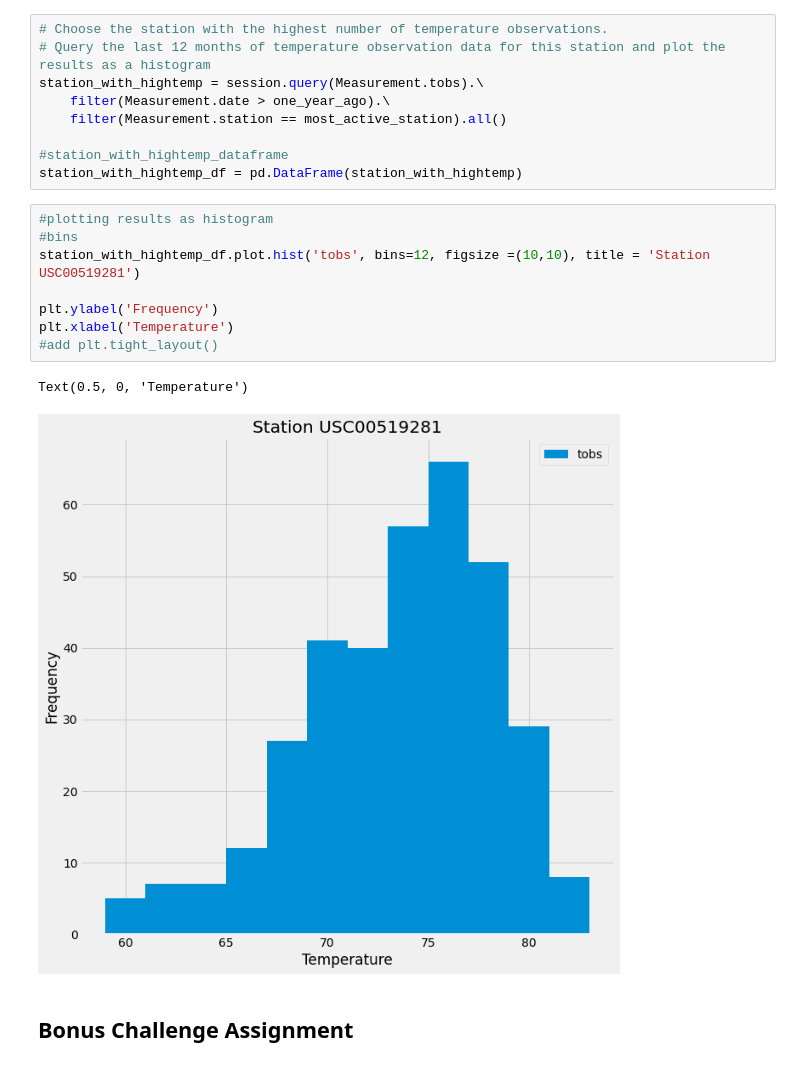
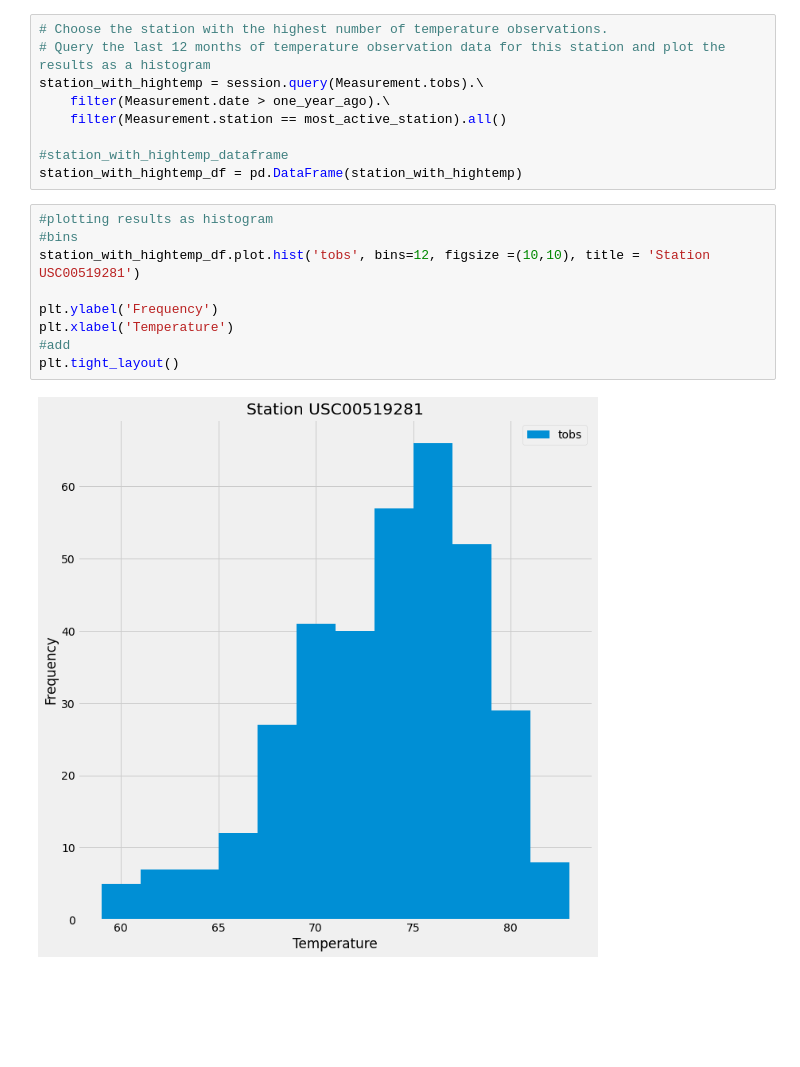
Before and after one commit to sherinmatt/Climate_Analysis_Sqlalchemy, a Jupyter notebook: SQLAlchemy/climate_starter.ipynb, the cells around one changed output. Cells and saved outputs as stored; diff of their text form; blank space fills up the shorter version.

```diff
--- a/SQLAlchemy/climate_starter.ipynb
+++ b/SQLAlchemy/climate_starter.ipynb
@@ -228,13 +228,11 @@ station_with_hightemp_df = pd.DataFrame(station_with_hightemp)
 # %%
 #plotting results as histogram
 #bins
 station_with_hightemp_df.plot.hist('tobs', bins=12, figsize =(10,10), title = 'Station USC00519281')
 
 plt.ylabel('Frequency')
 plt.xlabel('Temperature')
-#add plt.tight_layout()
+#add
+plt.tight_layout()
 # %% [output]
-Text(0.5, 0, 'Temperature')
-[figure, old version]
+[figure, new version]
-# %% [markdown]
-## Bonus Challenge Assignment
```
Also changed, not shown: parts of 9 cells of this notebook.
